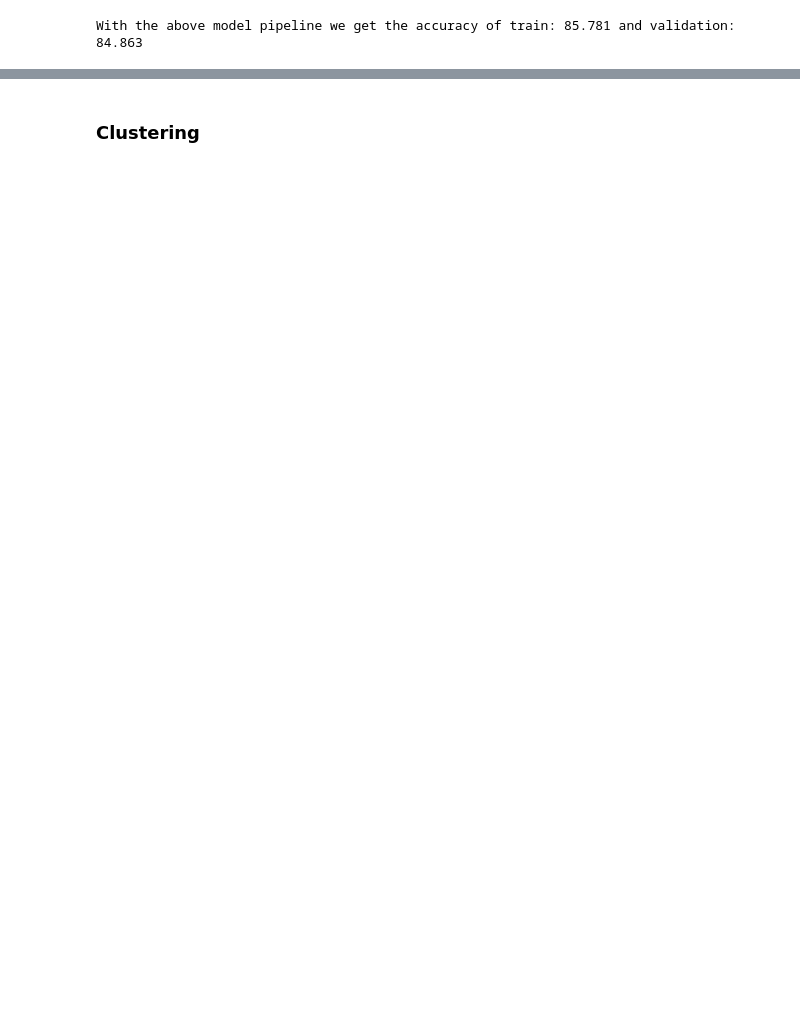
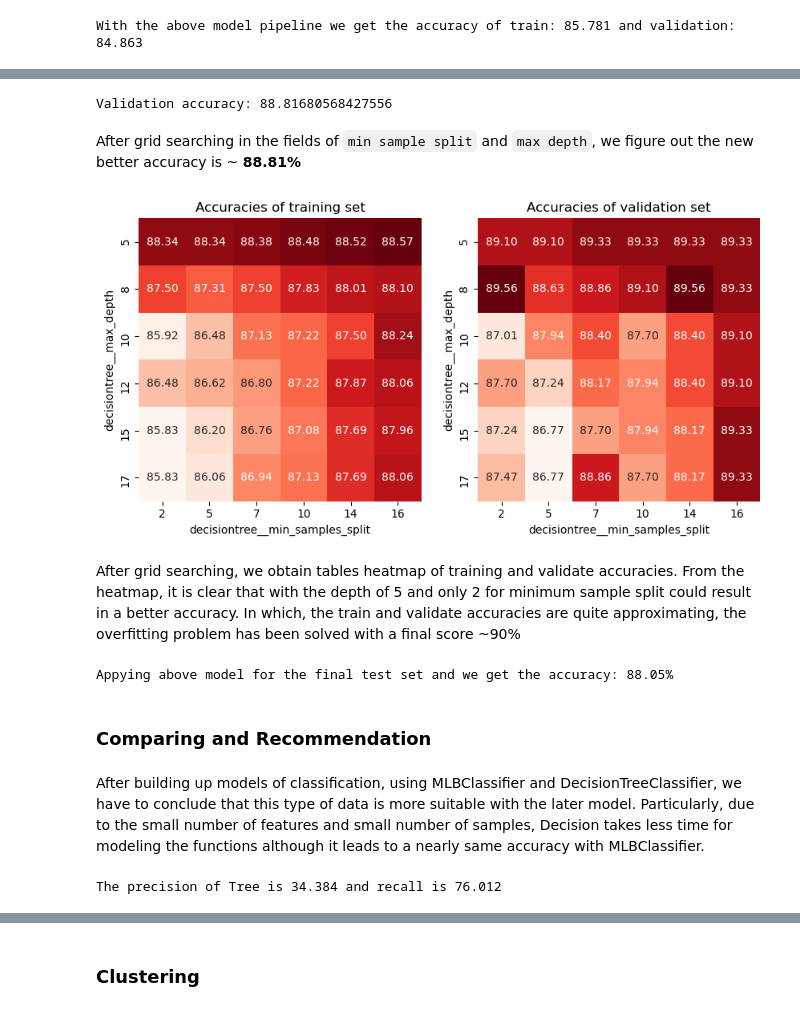
Before and after one commit to camphong24032002/Assignment3-PDS, a Jupyter notebook: Assignment3.ipynb, the cells around one changed output, grey strips where cells are left out. Cells and saved outputs as stored; diff of their text form; code cells hidden in the pictures; blank space fills up the shorter version.

```diff
--- a/Assignment3.ipynb
+++ b/Assignment3.ipynb
@@ -445,0 +479,7 @@ NameError: name 'train_accs' is not defined
+# %%
+tree_pipeline = Pipeline(steps=[
+    ('preprocess', preprocess_pipeline),
+    ('selectkbest', SelectKBest(chi2, k=10)),
+    ('decisiontree', DecisionTreeClassifier(random_state=0, max_depth=10))
+])
+tree_pipeline
@@ -445,0 +504,5 @@ NameError: name 'train_accs' is not defined
+# %%
+tree_pipeline.fit(train_X, train_y)
+val_score = tree_pipeline.score(val_X, val_y)*100
+train_score = tree_pipeline.score(train_X, train_y)*100
+print(f'Train accuracy: {train_score}, Validation accuracy: {val_score}')
@@ -445,0 +513,12 @@ NameError: name 'train_accs' is not defined
+# %%
+optimize_pipeline = Pipeline(steps=[
+    ('preprocess', preprocess_pipeline),
+    ('selectkbest', SelectKBest(chi2, k=7)),
+    ('decisiontree', DecisionTreeClassifier(random_state=0))
+])
+
+param_grid_tree = {'decisiontree__min_samples_split': [2, 5, 7, 10, 14, 16],
+                'decisiontree__max_depth': [5, 8, 10, 12, 15, 17]}
+
+grid_search_tree = GridSearchCV(tree_pipeline, param_grid_tree)
+grid_search_tree.fit(train_X, train_y)
@@ -445,0 +543,40 @@ NameError: name 'train_accs' is not defined
+# %%
+val_score = grid_search_tree.score(val_X, val_y)*100
+print(f'Validation accuracy: {val_score}')
+# %% [output]
+Validation accuracy: 88.81680568427556
+# %% [markdown]
+After grid searching in the fields of `min sample split` and `max depth`, we figure out the new better accuracy is ~ **88.81%**
+# %%
+def plot_grid_search_heatmap(grid_search, grid_params, attribute='mean_test_score', title='None'):
+    scores = np.array(grid_search.cv_results_[attribute]*100).reshape(6,6)
+    df_heatmap = pd.DataFrame(scores, columns=grid_params[list(grid_params.keys())[0]], index=param_grid_tree[list(param_grid_tree.keys())[1]])
+    sns.heatmap(df_heatmap, square=True, annot=True, cbar=False, fmt='.2f', cmap='Reds')
+    plt.title(title)
+    plt.xlabel(list(grid_params.keys())[0])
+    plt.ylabel(list(grid_params.keys())[1])
+
+plt.figure(figsize=(10, 5))
+plt.subplot(1, 2, 1)
+plot_grid_search_heatmap(grid_search_tree, param_grid_tree, title='Accuracies of training set')
+plt.subplot(1, 2, 2)
+plot_grid_search_heatmap(grid_search_tree, param_grid_tree, attribute='split0_test_score', title='Accuracies of validation set')
+# %% [output]
+[figure, added]
+# %% [markdown]
+After grid searching, we obtain tables heatmap of training and validate accuracies. From the heatmap, it is clear that with the depth of 5 and only 2 for minimum sample split could result in a better accuracy. In which, the train and validate accuracies are quite approximating, the overfitting problem has been solved with a final score ~90%
+# %%
+test_acc = accuracy_score(grid_search_tree.predict(test_X), test_y)*100
+print(f'Appying above model for the final test set and we get the accuracy: {test_acc.round(2)}%')
+# %% [output]
+Appying above model for the final test set and we get the accuracy: 88.05%
+# %% [markdown]
+### Comparing and Recommendation
+# %% [markdown]
+After building up models of classification, using MLBClassifier and DecisionTreeClassifier, we have to conclude that this type of data is more suitable with the later model. Particularly, due to the small number of features and small number of samples, Decision takes less time for modeling the functions although it leads to a nearly same accuracy with MLBClassifier.
+# %%
+tree_recall = recall_score(grid_search_tree.predict(test_X), test_y)*100
+tree_precision = average_precision_score(grid_search_tree.predict(test_X), test_y)*100
+print(f'The precision of Tree is {tree_precision.round(3)} and recall is {tree_recall.round(3)}')
+# %% [output]
+The precision of Tree is 34.384 and recall is 76.012
```
Also changed, not shown: parts of 59 cells of this notebook.
